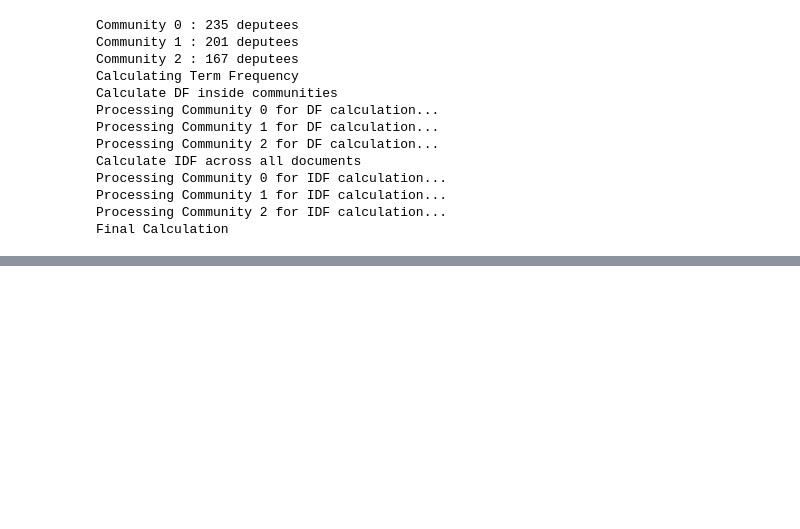
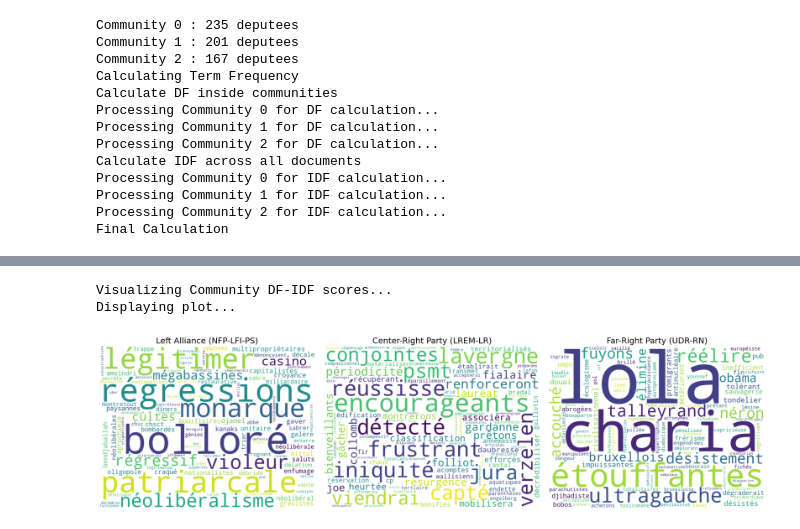
Before and after one commit to PierreHollebeque/02805_SocialGraph_Project, a Jupyter notebook: nlp_processing.ipynb, the cells around one changed output, grey strips where cells are left out. Drawn from its saved outputs; the diff is of its cells as text; code cells hidden in the pictures; blank space fills up the shorter version.

```diff
--- a/nlp_processing.ipynb
+++ b/nlp_processing.ipynb
@@ -298,0 +304,8 @@ Displaying plot...
+# %%
+# --- STEP 6: Visualize the results using the provided plotting function ---
+print("\nVisualizing Community DF-IDF scores...")
+plot_community_wordclouds(community_ctf_idf_scores_bis)
+# %% [output]
+Visualizing Community DF-IDF scores...
+Displaying plot...
+[figure, added]
```
Also changed, not shown: parts of 5 cells of this notebook, 2 other files.
